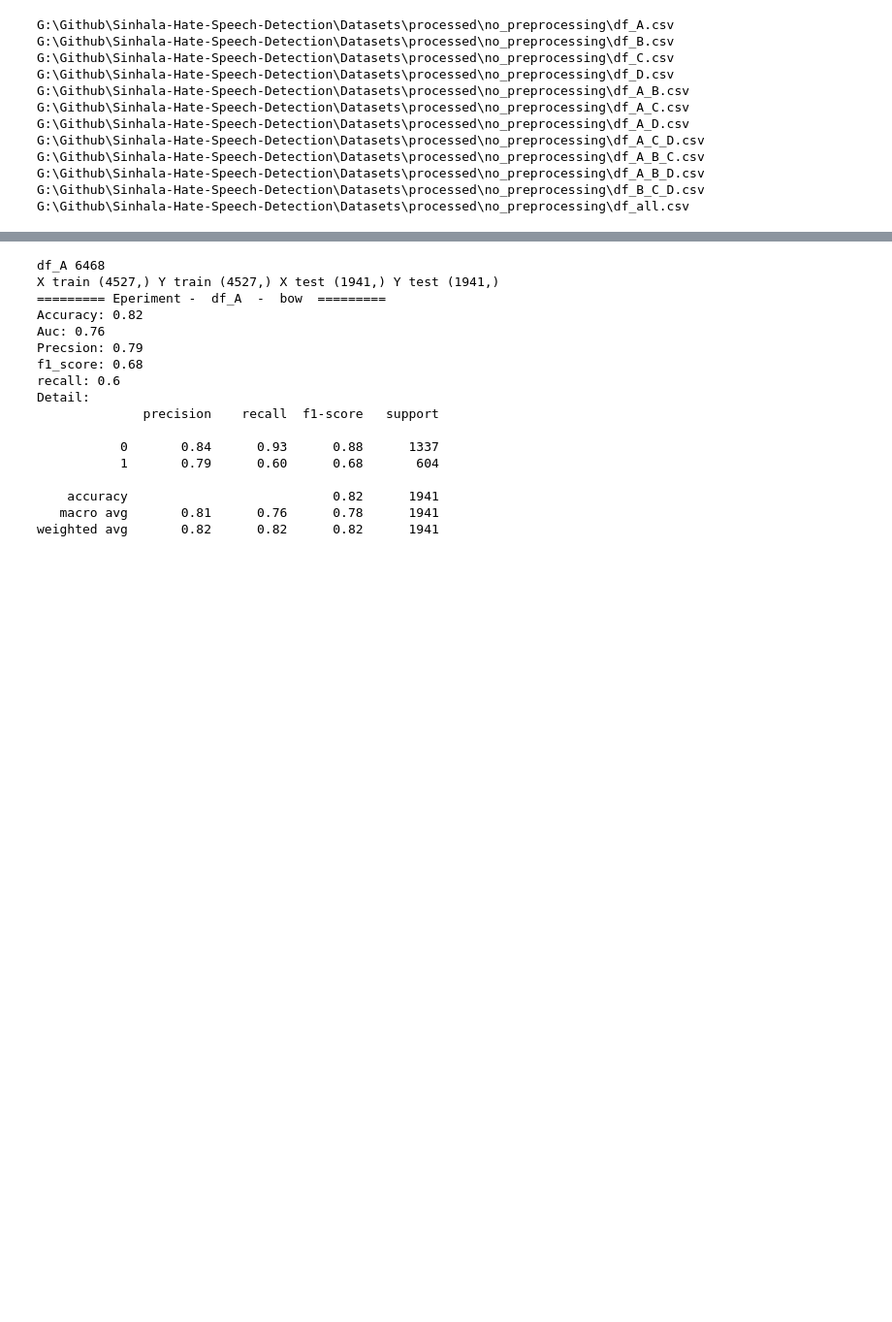
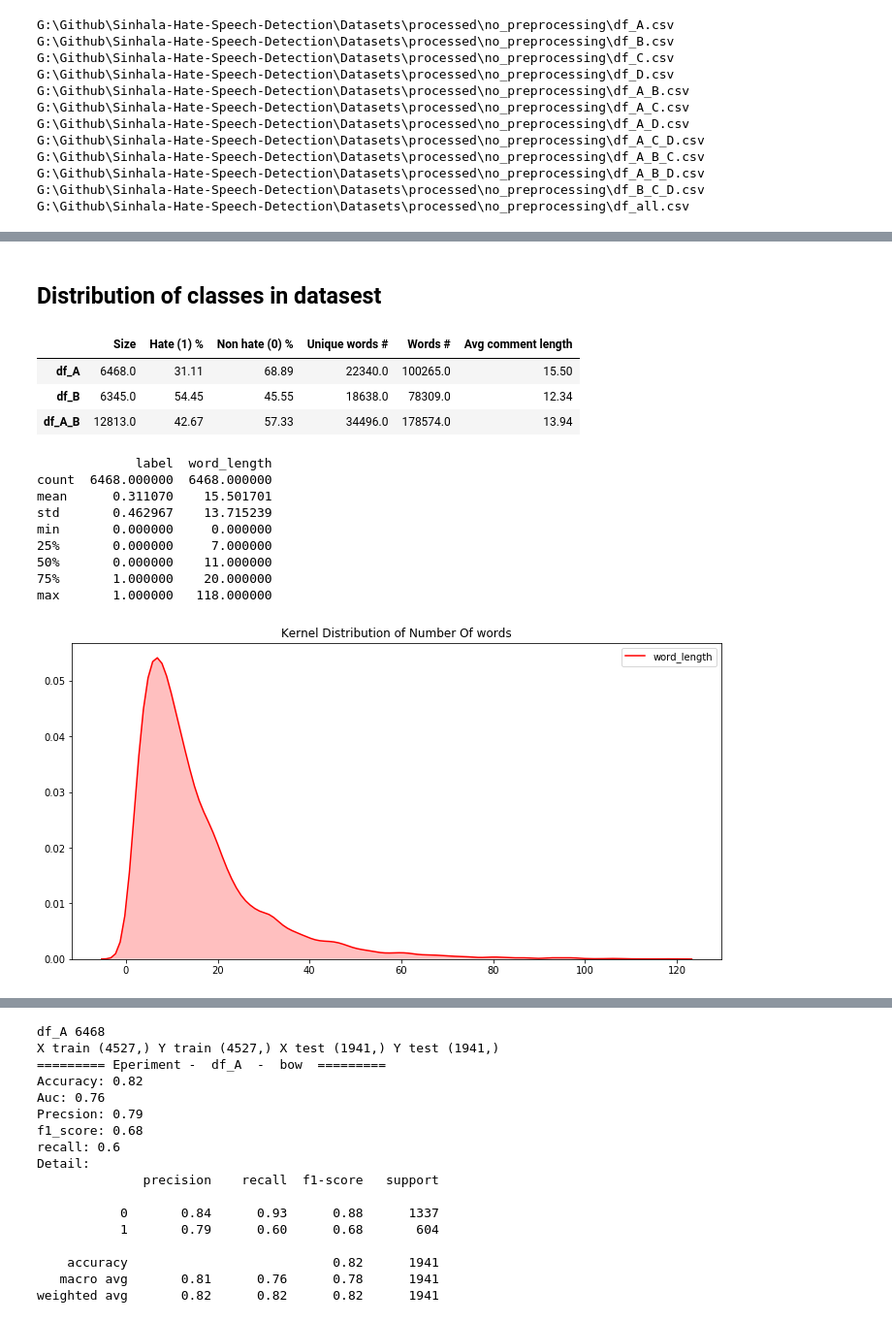
Before and after one commit to codekcg23/Sinhala-Hate-Speech-Detection, a Jupyter notebook: Experiments/Experiment_datsets_combinations.ipynb, the cells around one changed output, grey strips where cells are left out. Shown at 97% size. Drawn from its saved outputs; the diff is of its cells as text; code cells hidden in the pictures; blank space fills up the shorter version.

Commit message:
completed dataset combination experiment

```diff
--- a/Experiments/Experiment_datsets_combinations.ipynb
+++ b/Experiments/Experiment_datsets_combinations.ipynb
@@ -272,3 +276,17 @@ def log_result(Y_test,Y_pred,feature_name,df_name,final_result):
+# %%
+# load datasets
+path = '../Datasets/processed/no_preprocessing/'
+df_A = pd.read_csv(path+'df_A.csv')
+df_B = pd.read_csv(path+'df_B.csv')    # fb dataset -kaggle
+df_C = pd.read_csv(path+'df_C.csv')
+df_D = pd.read_csv(path+'df_D.csv')
+df_A_B = pd.read_csv(path+'df_A_B.csv')
+df_A_C = pd.read_csv(path+'df_A_C.csv')
+df_A_D = pd.read_csv(path+'df_A_D.csv')
+df_A_B_C = pd.read_csv(path+'df_A_B_C.csv')
+df_A_C_D = pd.read_csv(path+'df_A_C_D.csv')
+df_A_B_D = pd.read_csv(path+'df_A_B_D.csv')
+df_all = pd.read_csv(path+'df_all.csv')
 # %%
 # dataset name list
 df_dict = {'df_A': df_A,'df_B': df_B,'df_C' :df_C,'df_D' :df_D,'df_A_B' :df_A_B,'df_A_C' :df_A_C,'df_A_D' :df_A_D,'df_A_C_D':df_A_C_D,'df_A_B_C':df_A_B_C,'df_A_B_D':df_A_B_D,'df_all':df_all}
@@ -307,0 +379,31 @@ dataset_details(df_dict)
+# %% [markdown]
+## Distribution of classes in datasest
+# %%
+# to visualize distribution of A, B and B
+dataset_details({'df_A': df_A,'df_B': df_B,'df_A_B' :df_A_B})
+# %% [output]
+|  | Size | Hate (1) % | Non hate (0) % | Unique words # | Words # | Avg comment length |
+| df_A | 6468.0 | 31.11 | 68.89 | 22340.0 | 100265.0 | 15.50 |
+| df_B | 6345.0 | 54.45 | 45.55 | 18638.0 | 78309.0 | 12.34 |
+| df_A_B | 12813.0 | 42.67 | 57.33 | 34496.0 | 178574.0 | 13.94 |
+# %%
+%matplotlib inline
+import seaborn as sns
+import matplotlib.pyplot as plt
+df = df_A.copy()
+df['word_length'] = df['cleaned'].apply(lambda x: len(str(x).split()))
+print(df.describe())
+#articles_word_limit = articles_nonNull[articles_nonNull[‘word_length’] > 60]
+plt.figure(figsize=(12,6))
+p1=sns.kdeplot(df['word_length'], shade=True, color="r").set_title("Kernel Distribution of Number Of words")
+# %% [output]
+             label  word_length
+count  6468.000000  6468.000000
+mean      0.311070    15.501701
+std       0.462967    13.715239
+min       0.000000     0.000000
+25%       0.000000     7.000000
+50%       0.000000    11.000000
+75%       1.000000    20.000000
+max       1.000000   118.000000
+[figure, added]
```
Also changed, not shown: parts of 38 cells of this notebook.
